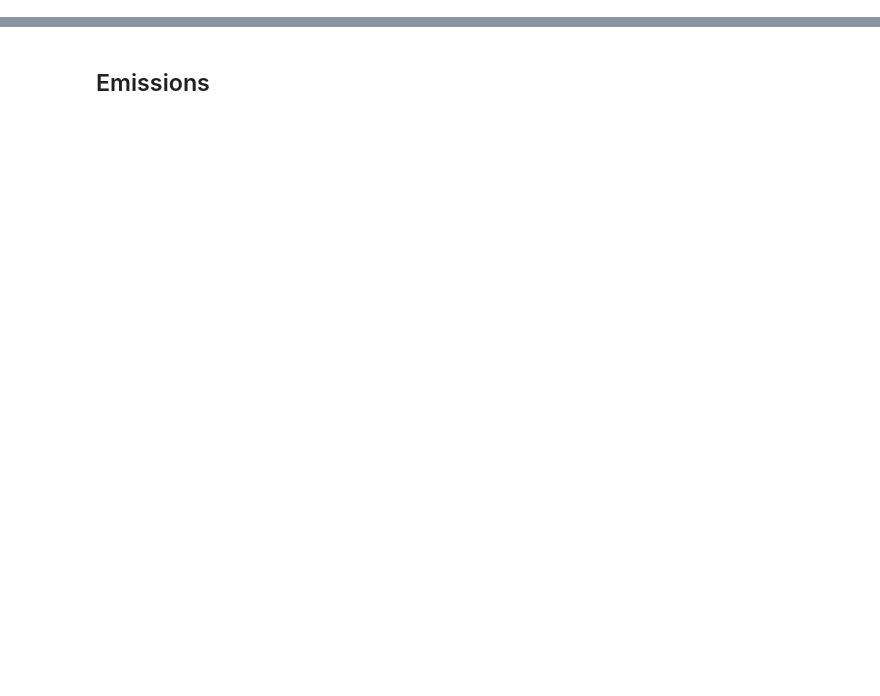
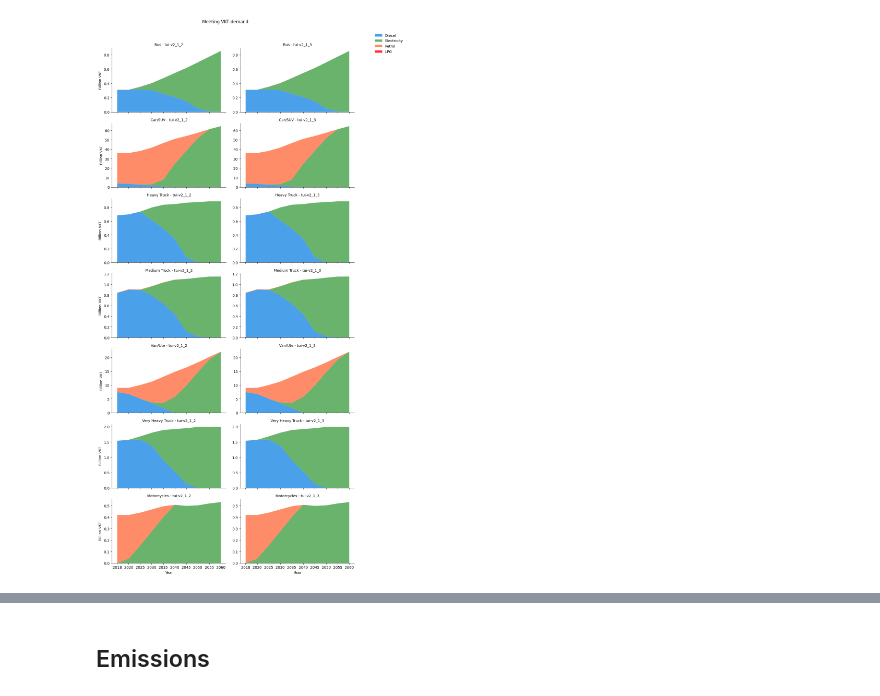
Before and after one commit to EECA-NZ/TIMES-NZ-Model-Files, a Jupyter notebook: scripts/internal_qa.ipynb, the cells around one changed output, grey strips where cells are left out. Saved outputs shown, nothing was run; the diff lists cells and outputs as text; code cells hidden in the pictures; blank space fills up the shorter version.

```diff
--- a/scripts/internal_qa.ipynb
+++ b/scripts/internal_qa.ipynb
@@ -101,0 +198,14 @@ def combine_versioned_tables(directory, table_type='main'):
+# %%
+# get data
+fuel_use_df = get_veda_data("VAR_FIn")
+output_df = get_veda_data("VAR_FOut")
+cap_df = get_veda_data("VAR_Cap")
+# %%
+# define aggregation categories
+# to this you can group by other stuff if needed like process/commopdity/sector or whatever but this will form the baseline?
+standard_group_categories = [
+    "Attribute",
+    "Period",
+    "Scenario",
+    "Unit"
+]
@@ -101,0 +555,67 @@ def combine_versioned_tables(directory, table_type='main'):
+# %%
+# ROAD TRANSPORT ENERGY SERVICE DEMAND BY VEHICLE
+
+
+vkt_demand = output_df[output_df["Parameters"] == "Distance Travelled"]
+
+vkt_demand = (
+    vkt_demand.groupby(standard_group_categories + ["Fuel", "Enduse"])
+    .sum("PV")
+    .reset_index()
+)
+
+g = sns.FacetGrid(vkt_demand, col='Scenario', row = 'Enduse', aspect = 1.5, sharey=False)
+
+
+
+def stacked_area(data, time_col, value_col, category_col, color=None, **kwargs):
+    # Sort the categories to ensure consistent order
+    categories = sorted(data[category_col].unique())
+
+    pivoted = data.pivot_table(
+        index=time_col,
+        columns=category_col,
+        values=value_col,
+        aggfunc='sum'
+    ).fillna(0)
+
+    # Ensure columns are in the same order as categories
+    pivoted = pivoted[categories]
+
+    # Have to do really weird annoying colour hacks here. There must be an easier way??
+    colors = {
+        'Diesel': '#1e88e5',
+        'Electricity': '#43a047',
+        'Petrol': '#ff7043',
+        'LPG': 'red'
+    }
+
+    # Use the same order for colors as the data
+    color_list = [colors[cat] for cat in categories]
+
+    plt.stackplot(
+        pivoted.index,
+        pivoted.T,
+        labels=categories,  # Use same category order
+        colors=color_list,  # Use matched colors
+        alpha=0.8,
+    )
+
+# Map the plotting function
+g.map_dataframe(stacked_area,
+    time_col='Period',
+    value_col='PV',
+    category_col='Fuel'
+)
+
+g.figure.suptitle('Meeting VKT demand', y=1.02)
+g.add_legend(bbox_to_anchor=(1.05, 1), loc='upper left')
+g.set_xlabels("Year")
+g.set_ylabels("Billion VKT")
+
+g.set_titles('{row_name} - {col_name}')
+
+
+plt.tight_layout()
+# %% [output]
+[figure, added]
```
Also changed, not shown: parts of 35 cells of this notebook, 1 other file.
